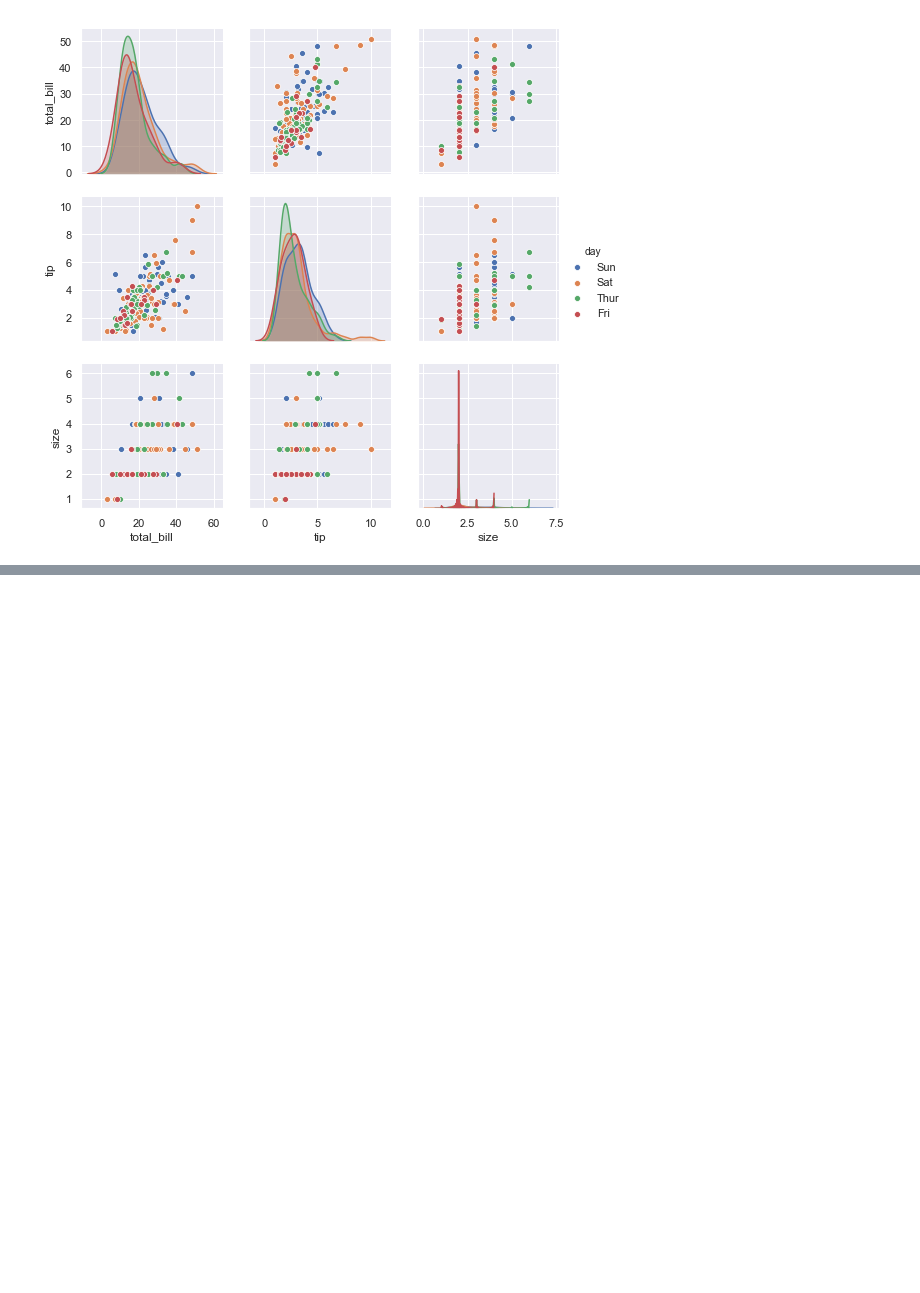
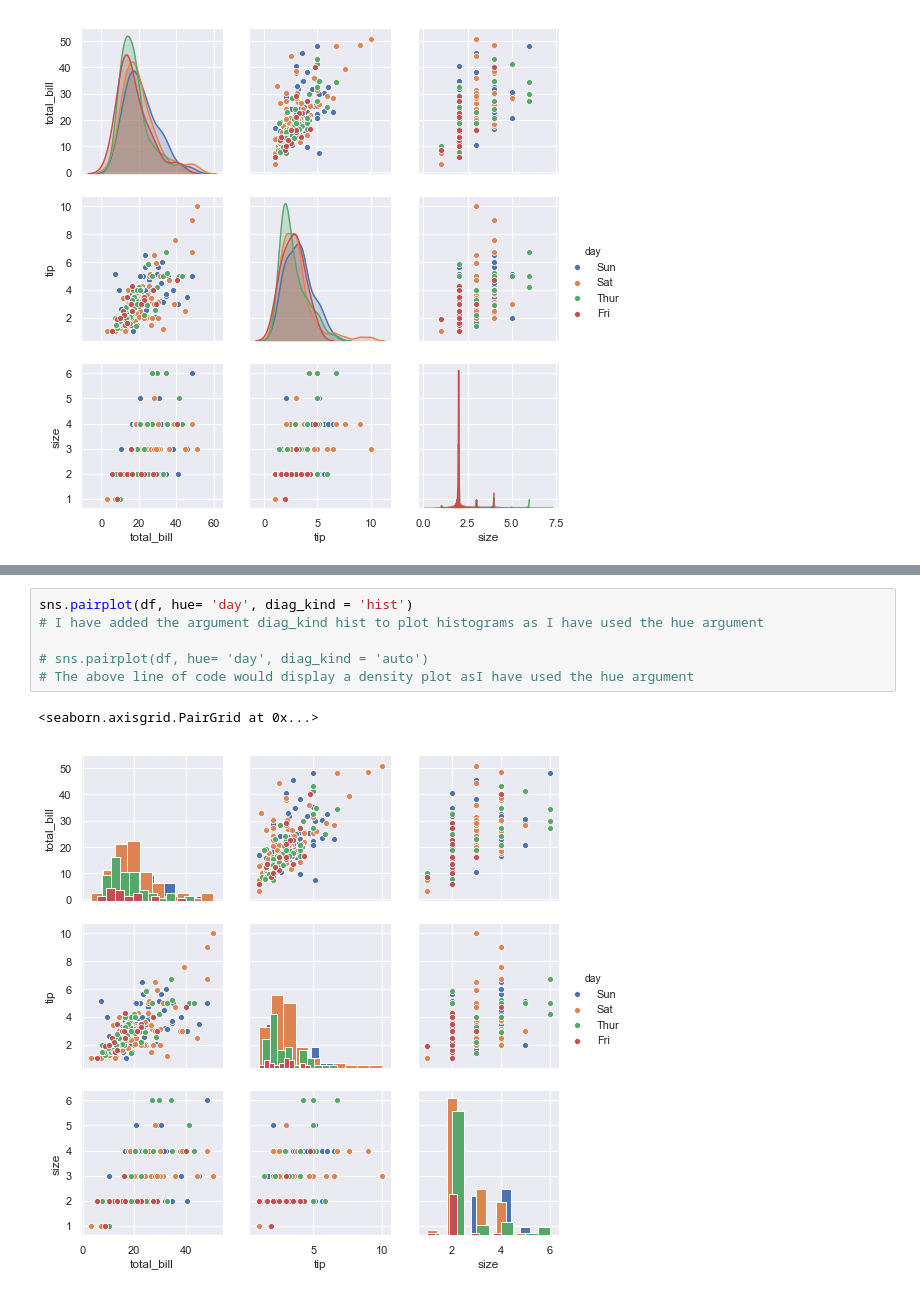
Before and after one commit to johndunne2019/Fundamentals-of-Data-Analysis-Project-2019, a Jupyter notebook: Tips-Dataset.ipynb, the cells around one changed output, grey strips where cells are left out. Saved outputs shown, nothing was run; the diff lists cells and outputs as text; blank space fills up the shorter version.

Commit message:
Seaborn pairplot diag_kind argument

```diff
--- a/Tips-Dataset.ipynb
+++ b/Tips-Dataset.ipynb
@@ -278,0 +295,9 @@ sns.pairplot(df, hue = 'day')
+# %%
+sns.pairplot(df, hue= 'day', diag_kind = 'hist')
+# I have added the argument diag_kind hist to plot histograms as I have used the hue argument
+
+# sns.pairplot(df, hue= 'day', diag_kind = 'auto')
+# The above line of code would display a density plot asI have used the hue argument
+# %% [output]
+<seaborn.axisgrid.PairGrid at 0x...>
+[figure, added]
```
Also changed, not shown: parts of 2 cells of this notebook, 1 other file.
